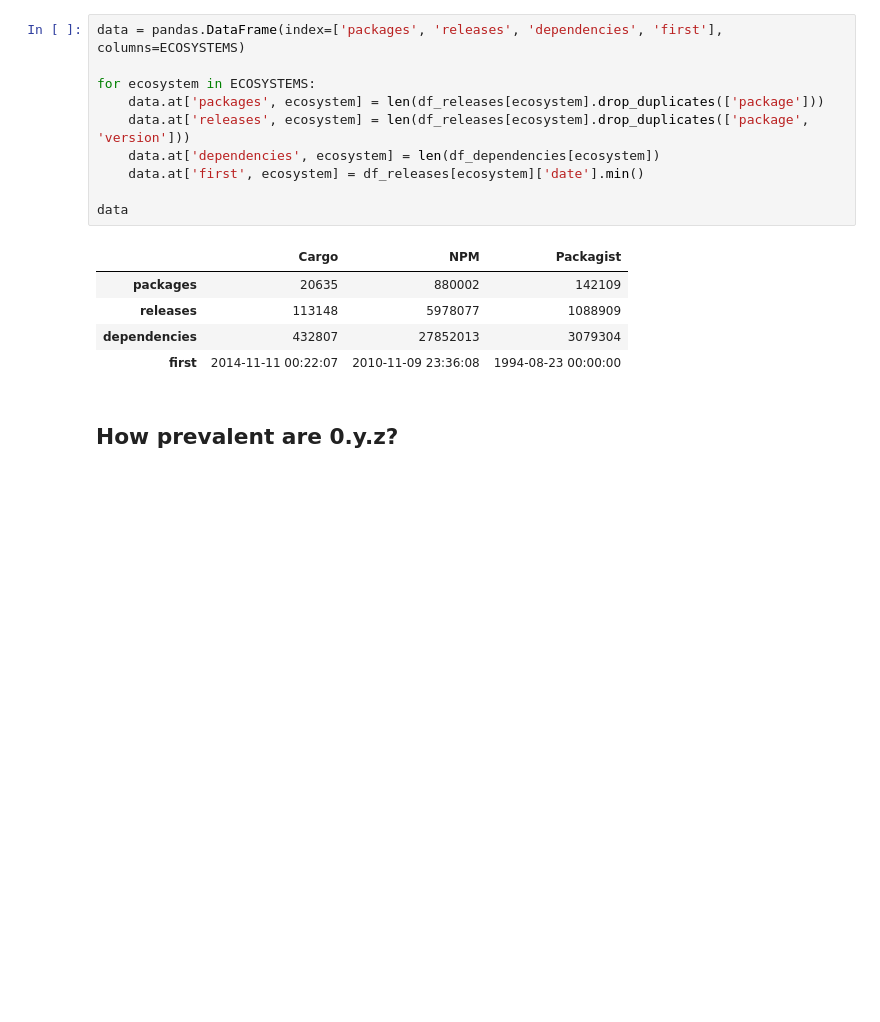
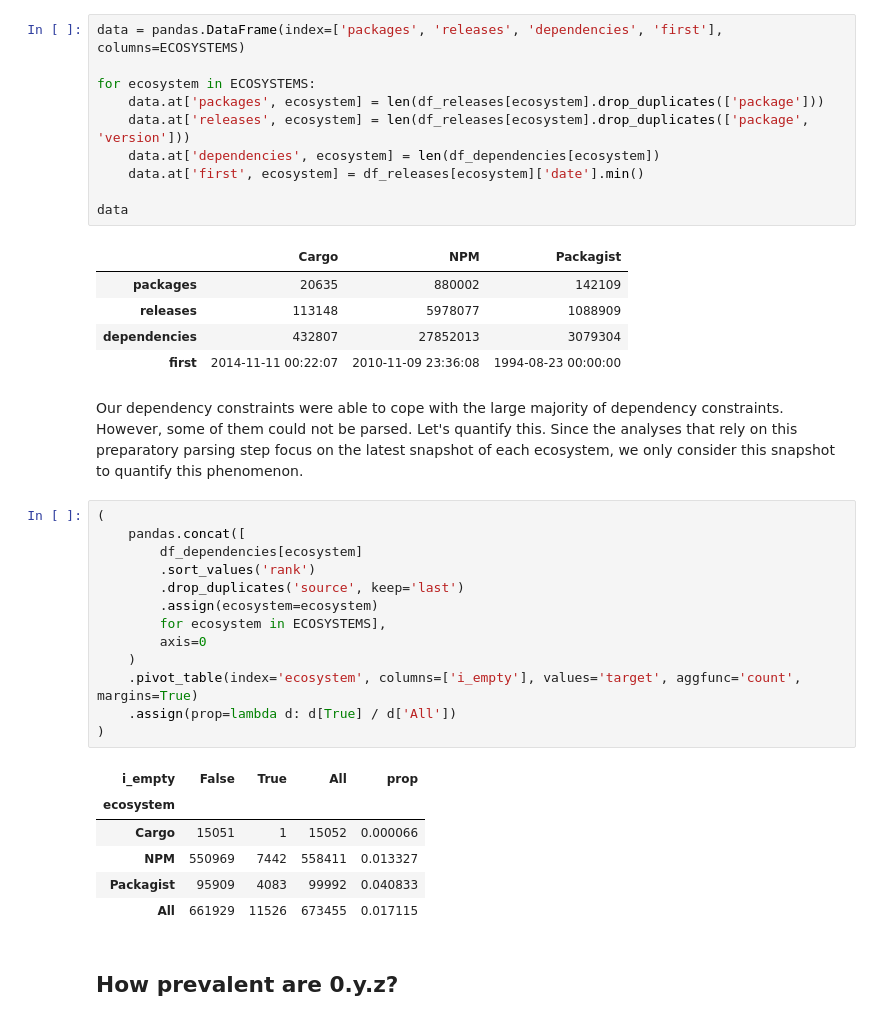
Before and after one commit to AlexandreDecan/secos-zero, a Jupyter notebook: notebooks/Magic zero.ipynb, the cells around one changed output. Drawn from its saved outputs; the diff is of its cells as text; blank space fills up the shorter version.

Commit message:
Parsing step

```diff
--- a/notebooks/Magic zero.ipynb
+++ b/notebooks/Magic zero.ipynb
@@ -92,6 +92,29 @@ data
 | releases | 113148 | 5978077 | 1088909 |
 | dependencies | 432807 | 27852013 | 3079304 |
 | first | 2014-11-11 00:22:07 | 2010-11-09 23:36:08 | 1994-08-23 00:00:00 |
+# %% [markdown]
+Our dependency constraints were able to cope with the large majority of dependency constraints. However, some of them could not be parsed. Let's quantify this.
+Since the analyses that rely on this preparatory parsing step focus on the latest snapshot of each ecosystem, we only consider this snapshot to quantify this phenomenon.
+# %%
+(
+    pandas.concat([
+        df_dependencies[ecosystem]
+        .sort_values('rank')
+        .drop_duplicates('source', keep='last')
+        .assign(ecosystem=ecosystem)
+        for ecosystem in ECOSYSTEMS],
+        axis=0
+    )
+    .pivot_table(index='ecosystem', columns=['i_empty'], values='target', aggfunc='count', margins=True)
+    .assign(prop=lambda d: d[True] / d['All'])
+)
+# %% [output]
+| i_empty | False | True | All | prop |
+| ecosystem |  |  |  |  |
+| Cargo | 15051 | 1 | 15052 | 0.000066 |
+| NPM | 550969 | 7442 | 558411 | 0.013327 |
+| Packagist | 95909 | 4083 | 99992 | 0.040833 |
+| All | 661929 | 11526 | 673455 | 0.017115 |
 # %% [markdown]
 ## How prevalent are 0.y.z?
 # %% [markdown]
```
Also changed, not shown: parts of 1 cell of this notebook.
